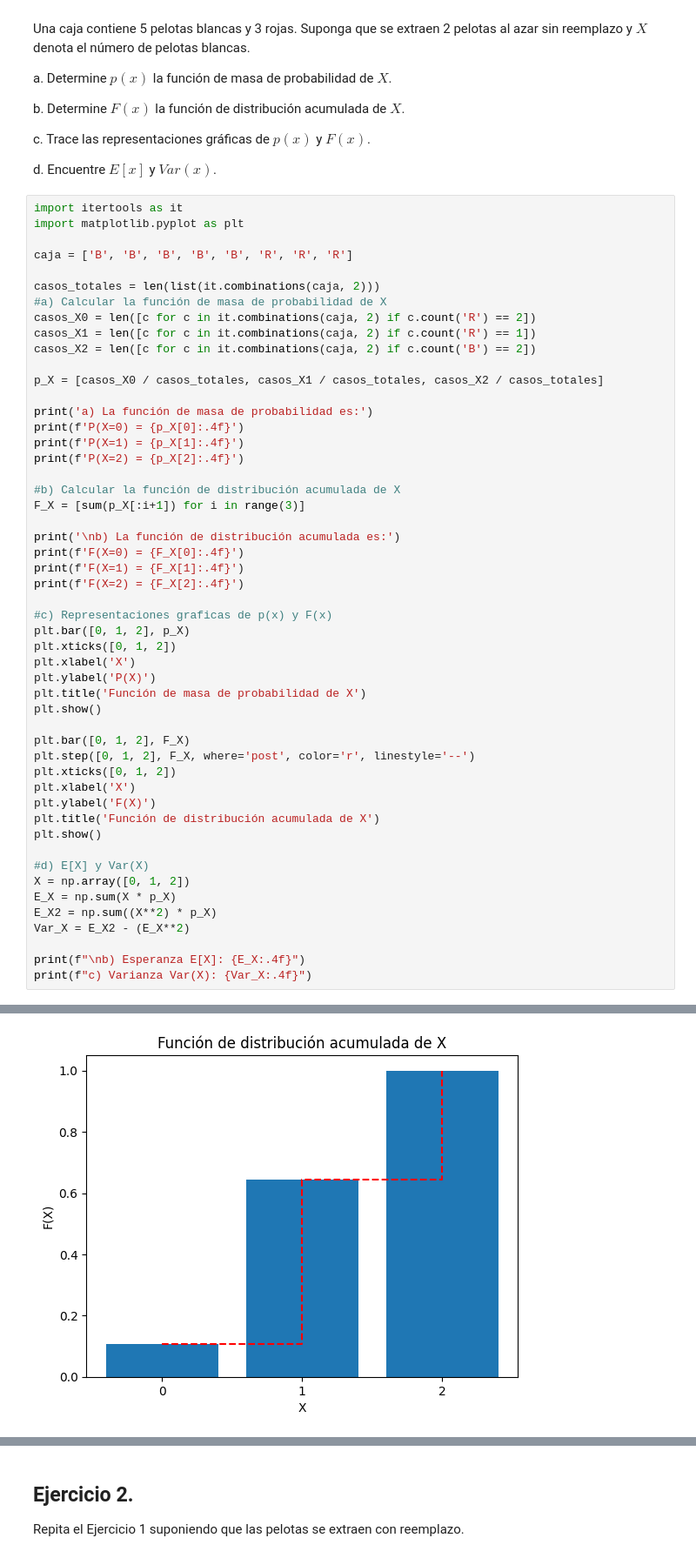
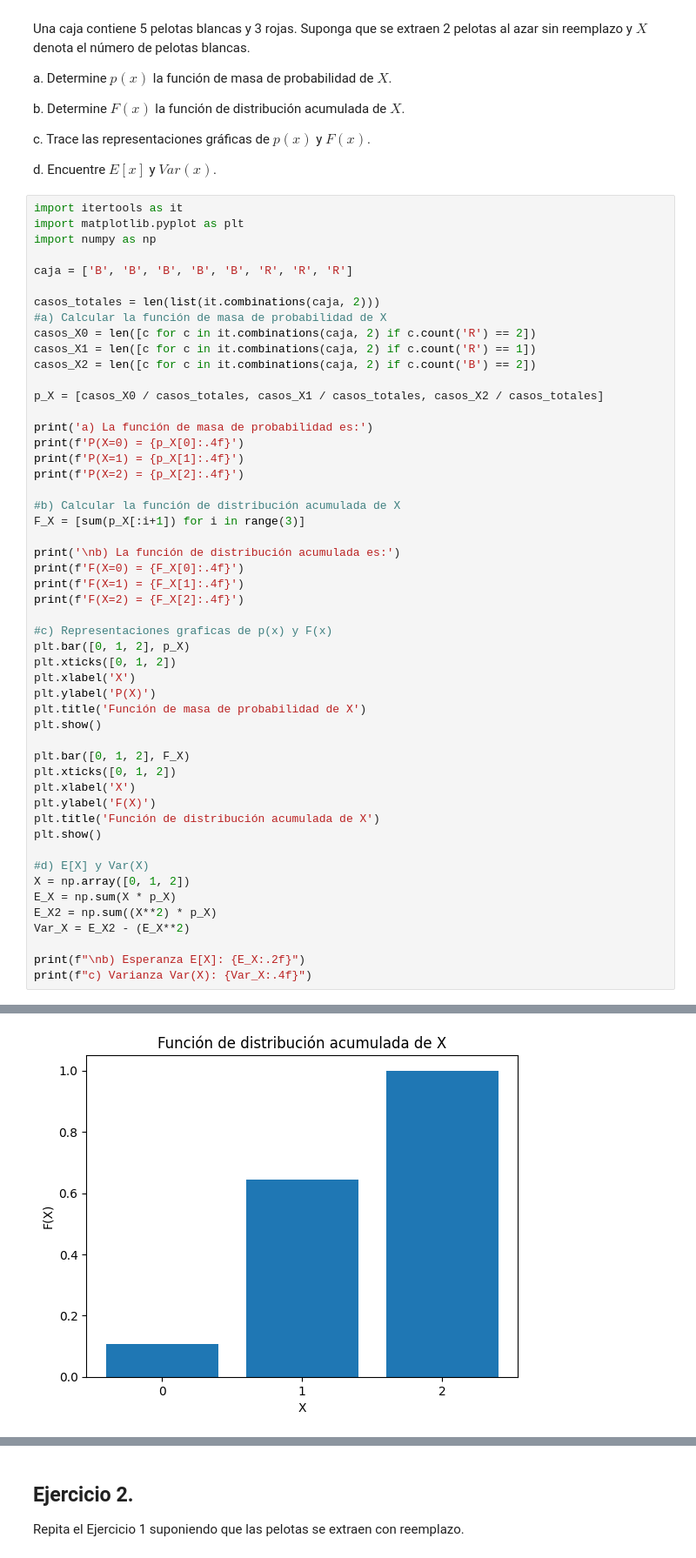
Before and after one commit to C3AC/ProbLabs, a Jupyter notebook: MM3014 - Lab 3 - Variables aleatorias.ipynb, the cells around one changed output, grey strips where cells are left out. Shown at 87% size. Drawn from its saved outputs; the diff is of its cells as text.

```diff
--- a/MM3014 - Lab 3 - Variables aleatorias.ipynb
+++ b/MM3014 - Lab 3 - Variables aleatorias.ipynb
@@ -17,6 +17,7 @@ d. Encuentre $E[x]$ y $Var(x)$.
 # %%
 import itertools as it
 import matplotlib.pyplot as plt
+import numpy as np
 
 caja = ['B', 'B', 'B', 'B', 'B', 'R', 'R', 'R']
 
@@ -47,33 +48,32 @@ plt.xticks([0, 1, 2])
 plt.xlabel('X')
 plt.ylabel('P(X)')
 plt.title('Función de masa de probabilidad de X')
 plt.show()
 
 plt.bar([0, 1, 2], F_X)
-plt.step([0, 1, 2], F_X, where='post', color='r', linestyle='--')
 plt.xticks([0, 1, 2])
 plt.xlabel('X')
 plt.ylabel('F(X)')
 plt.title('Función de distribución acumulada de X')
 plt.show()
 
 #d) E[X] y Var(X)
 X = np.array([0, 1, 2])
 E_X = np.sum(X * p_X)
 E_X2 = np.sum((X**2) * p_X)
 Var_X = E_X2 - (E_X**2)
 
-print(f"\nb) Esperanza E[X]: {E_X:.4f}")
+print(f"\nb) Esperanza E[X]: {E_X:.2f}")
 print(f"c) Varianza Var(X): {Var_X:.4f}")
 # %% [output]
 a) La función de masa de probabilidad es:
 P(X=0) = 0.1071
 P(X=1) = 0.5357
 P(X=2) = 0.3571
 
 b) La función de distribución acumulada es:
 F(X=0) = 0.1071
 F(X=1) = 0.6429
 F(X=2) = 1.0000
 [figure]
-[figure, old version]
+[figure, new version]
```
Also changed, not shown: parts of 2 cells of this notebook.
